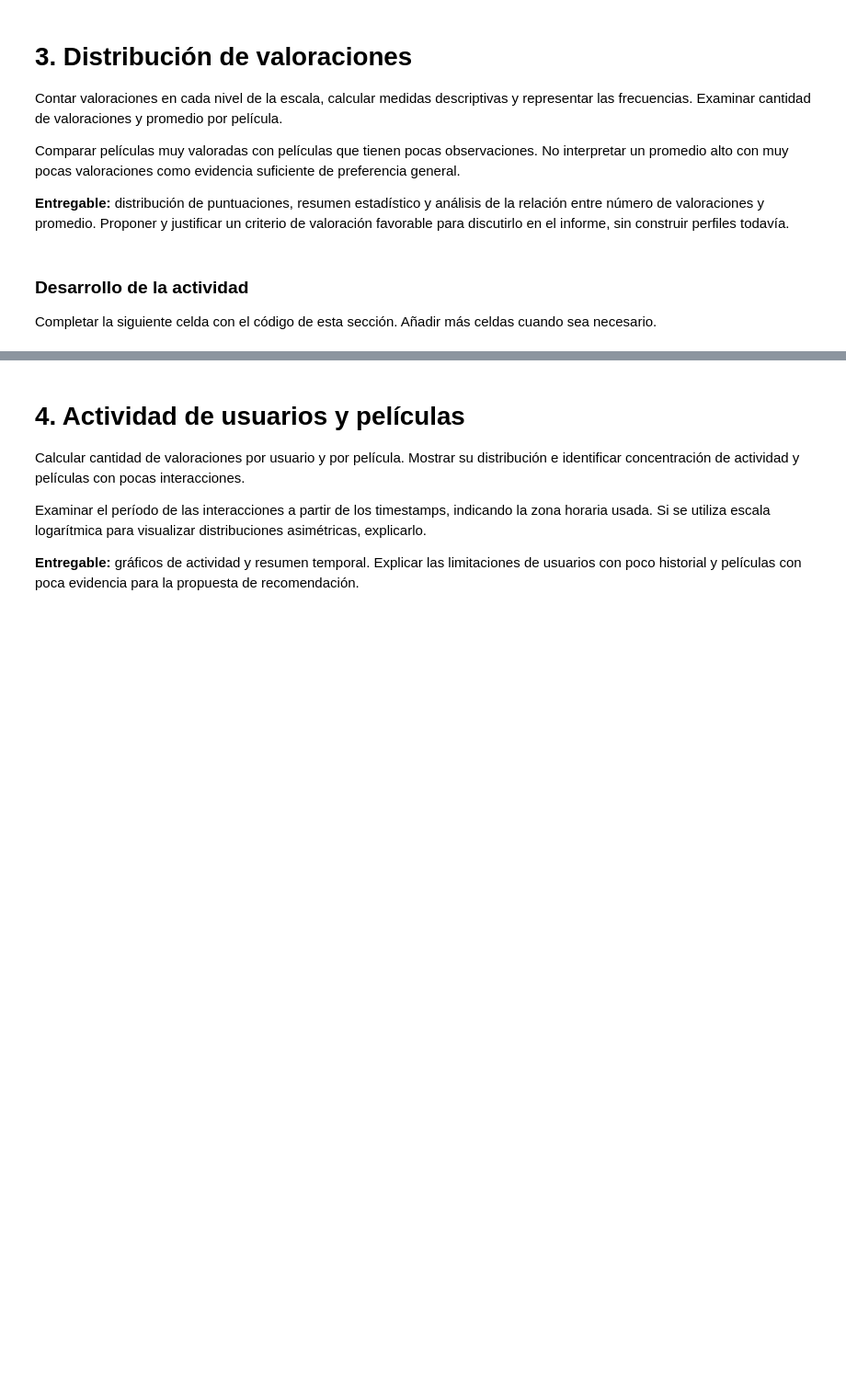
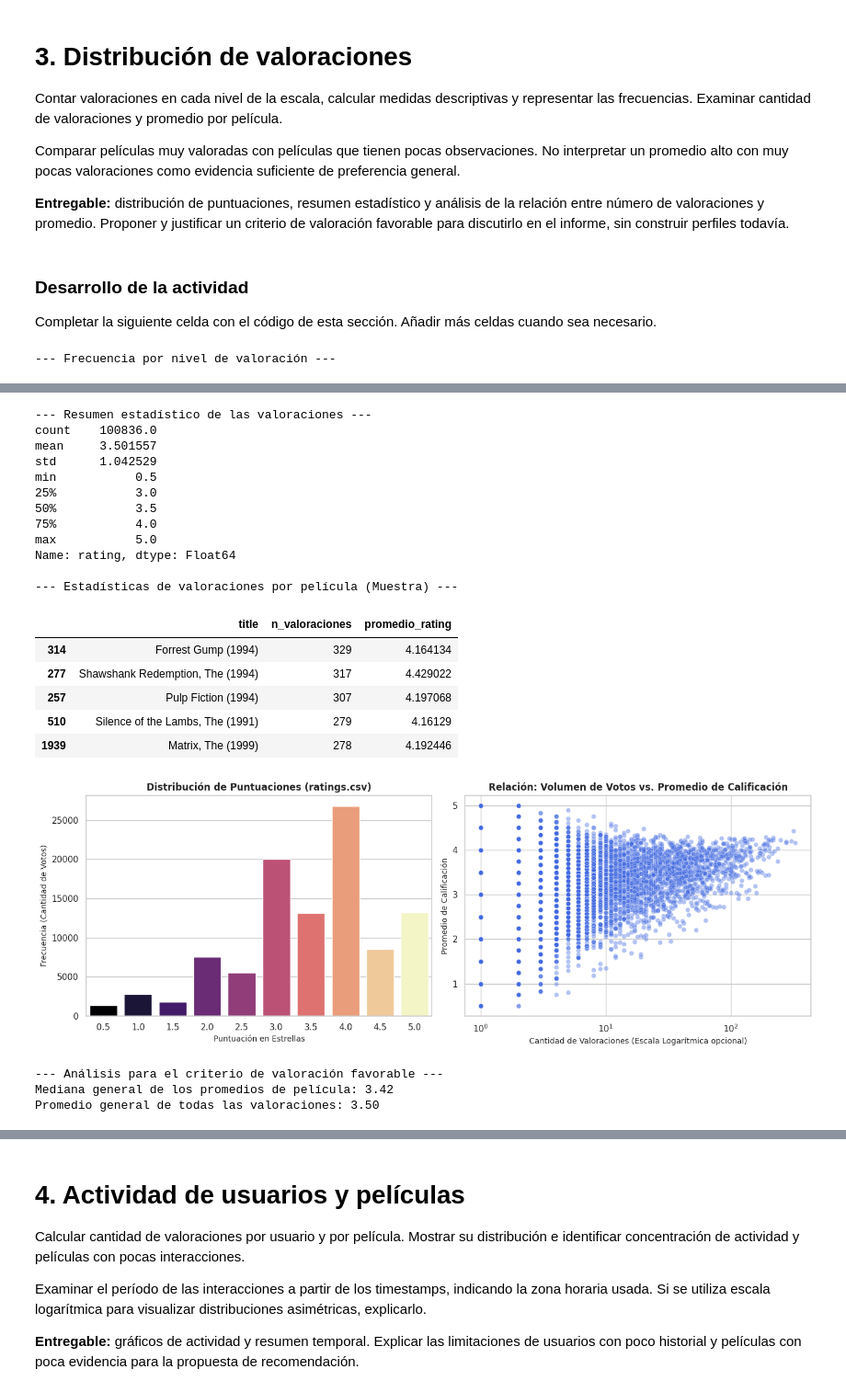
Before and after one commit to MarcoGhoul/CC219-TP-TF-2026-2-CC92, a Jupyter notebook: code/02_eda_visualizacion.ipynb, the cells around one changed output, grey strips where cells are left out. Shown at 92% size. Saved outputs shown, nothing was run; the diff lists cells and outputs as text; code cells hidden in the pictures; blank space fills up the shorter version.

```diff
--- a/code/02_eda_visualizacion.ipynb
+++ b/code/02_eda_visualizacion.ipynb
@@ -85,3 +305,53 @@ Comparar películas muy valoradas con películas que tienen pocas observaciones.
 ### Desarrollo de la actividad
 
 Completar la siguiente celda con el código de esta sección. Añadir más celdas cuando sea necesario.
+# %%
+# 1. Conteo de valoraciones en cada nivel de la escala y medidas descriptivas
+conteo_ratings = ratings['rating'].value_counts().sort_index().reset_index()
+conteo_ratings.columns = ['Rating', 'Frecuencia']
+
+print("--- Frecuencia por nivel de valoración ---")
+display(conteo_ratings)
+
+print("\n--- Resumen estadístico de las valoraciones ---")
+print(ratings['rating'].describe())
+
+# 2. Examinar cantidad de valoraciones y promedio por película
+# Agrupamos por movieId para calcular el promedio y el conteo de valoraciones por filme
+stats_peliculas = ratings.groupby('movieId').agg(
+    n_valoraciones=('rating', 'count'),
+    promedio_rating=('rating', 'mean')
+).reset_index()
+
+# Unimos con el catálogo de películas para tener los títulos
+stats_peliculas = movies.merge(stats_peliculas, on='movieId', how='left')
+stats_peliculas['n_valoraciones'] = stats_peliculas['n_valoraciones'].fillna(0).astype('Int64')
+
+print("\n--- Estadísticas de valoraciones por película (Muestra) ---")
+display(stats_peliculas[['title', 'n_valoraciones', 'promedio_rating']].sort_values(by='n_valoraciones', ascending=False).head(5))
+
+# 3. Gráficos: Distribución de puntuaciones y Relación (Conteo vs Promedio)
+fig, axes = plt.subplots(1, 2, figsize=(14, 5))
+
+# Gráfico A: Distribución de la escala de calificaciones
+sns.barplot(data=conteo_ratings, x='Rating', y='Frecuencia', palette='magma', ax=axes[0], hue='Rating', legend=False)
+axes[0].set_title('Distribución de Puntuaciones (ratings.csv)', fontsize=12, fontweight='bold')
+axes[0].set_xlabel('Puntuación en Estrellas', fontsize=10)
+axes[0].set_ylabel('Frecuencia (Cantidad de Votos)', fontsize=10)
+
+# Gráfico B: Relación entre número de valoraciones y promedio (Scatter plot)
+sns.scatterplot(data=stats_peliculas, x='n_valoraciones', y='promedio_rating', alpha=0.4, color='royalblue', ax=axes[1])
+axes[1].set_title('Relación: Volumen de Votos vs. Promedio de Calificación', fontsize=12, fontweight='bold')
+axes[1].set_xlabel('Cantidad de Valoraciones (Escala Logarítmica opcional)', fontsize=10)
+axes[1].set_ylabel('Promedio de Calificación', fontsize=10)
+axes[1].set_xscale('log') # Escala logarítmica para manejar la alta asimetría
+
+plt.tight_layout()
+plt.show()
+
+# 4. Análisis del criterio de valoración favorable
+print("\n--- Análisis para el criterio de valoración favorable ---")
+print(f"Mediana general de los promedios de película: {stats_peliculas['promedio_rating'].median():.2f}")
+print(f"Promedio general de todas las valoraciones: {ratings['rating'].mean():.2f}")
+# %% [output]
+--- Frecuencia por nivel de valoración ---
@@ -88,3 +369,25 @@ Completar la siguiente celda con el código de esta sección. Añadir más celda
+--- Resumen estadístico de las valoraciones ---
+count    100836.0
+mean     3.501557
+std      1.042529
+min           0.5
+25%           3.0
+50%           3.5
+75%           4.0
+max           5.0
+Name: rating, dtype: Float64
+
+--- Estadísticas de valoraciones por película (Muestra) ---
+|  | title | n_valoraciones | promedio_rating |
+| 314 | Forrest Gump (1994) | 329 | 4.164134 |
+| 277 | Shawshank Redemption, The (1994) | 317 | 4.429022 |
+| 257 | Pulp Fiction (1994) | 307 | 4.197068 |
+| 510 | Silence of the Lambs, The (1991) | 279 | 4.16129 |
+| 1939 | Matrix, The (1999) | 278 | 4.192446 |
+[figure, added]
+--- Análisis para el criterio de valoración favorable ---
+Mediana general de los promedios de película: 3.42
+Promedio general de todas las valoraciones: 3.50
 # %% [markdown]
 ### Evidencias e interpretación
 
```
Also changed, not shown: parts of 16 cells of this notebook.
